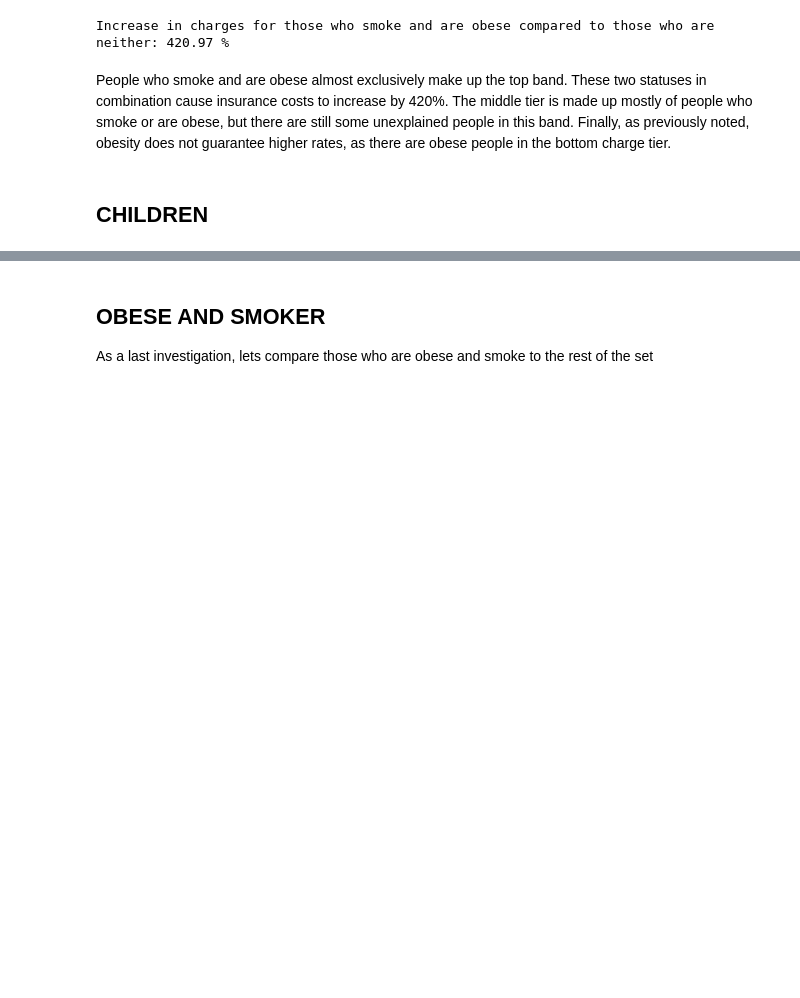
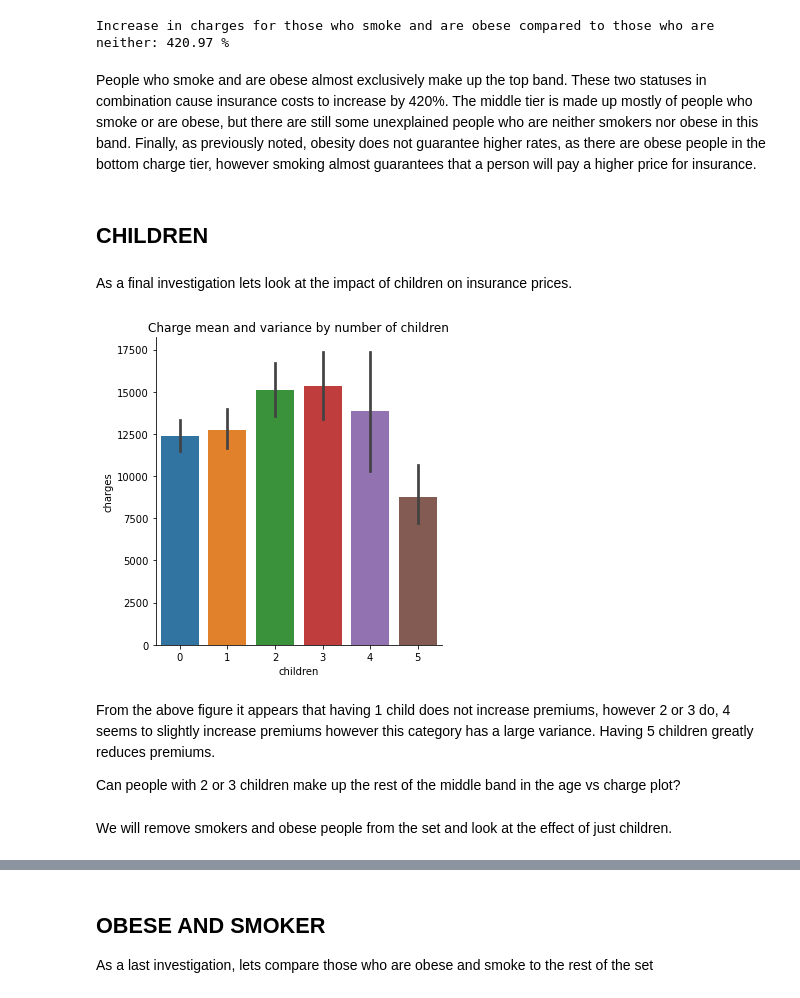
Before and after one commit to beniamp/US_Insurance_Analysis, a Jupyter notebook: us-medical-insurance-costs.ipynb, the cells around one changed output, grey strips where cells are left out. Cells and saved outputs as stored; diff of their text form; code cells hidden in the pictures; blank space fills up the shorter version.

```diff
--- a/us-medical-insurance-costs.ipynb
+++ b/us-medical-insurance-costs.ipynb
@@ -395,6 +399,20 @@ print('Increase in charges for those who smoke and are obese compared to those w
 # %% [output]
 Increase in charges for those who smoke and are obese compared to those who are neither: 420.97 %
 # %% [markdown]
-People who smoke and are obese almost exclusively make up the top band. These two statuses in combination cause insurance costs to increase by 420%. The middle tier is made up mostly of people who smoke or are obese, but there are still some unexplained people in this band. Finally, as previously noted, obesity does not guarantee higher rates, as there are obese people in the bottom charge tier.
+People who smoke and are obese almost exclusively make up the top band. These two statuses in combination cause insurance costs to increase by 420%. The middle tier is made up mostly of people who smoke or are obese, but there are still some unexplained people who are neither smokers nor obese in this band. Finally, as previously noted, obesity does not guarantee higher rates, as there are obese people in the bottom charge tier, however smoking almost guarantees that a person will pay a higher price for insurance.
 # %% [markdown]
 ## CHILDREN
+# %% [markdown]
+As a final investigation lets look at the impact of children on insurance prices.
+# %%
+sns.catplot(data=df, kind="bar", x="children", y="charges")
+plt.title('Charge mean and variance by number of children')
+plt.show()
+# %% [output]
+[figure, added]
+# %% [markdown]
+From the above figure it appears that having 1 child does not increase premiums, however 2 or 3 do, 4 seems to slightly increase premiums however this category has a large variance. Having 5 children greatly reduces premiums.
+
+Can people with 2 or 3 children make up the rest of the middle band in the age vs charge plot?
+# %% [markdown]
+We will remove smokers and obese people from the set and look at the effect of just children.
```
Also changed, not shown: parts of 24 cells of this notebook.
